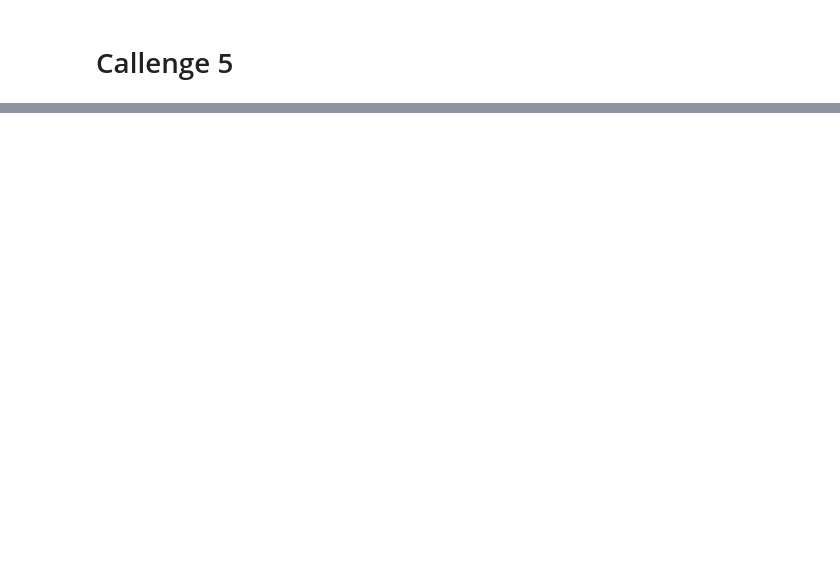
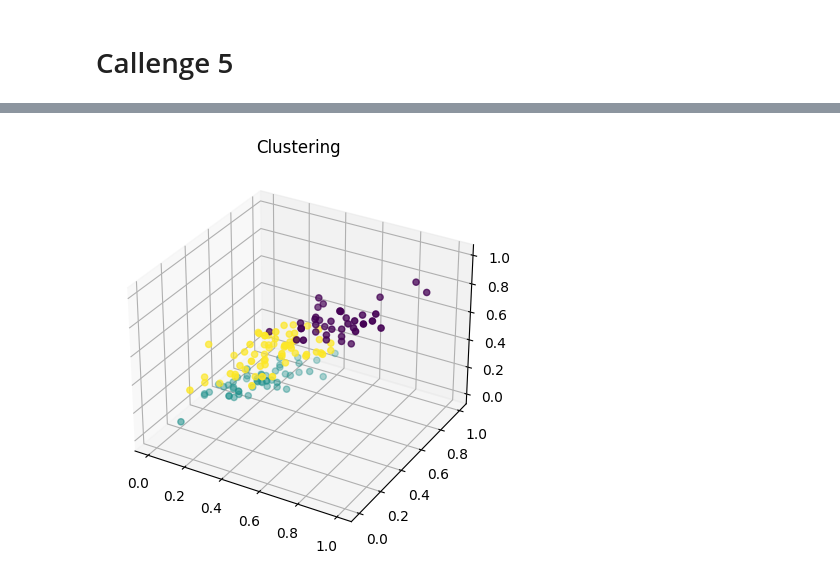
Before and after one commit to Habtamuyihun561/MAIA, a Jupyter notebook: Copy_of_ml_lab_1.ipynb, the cells around one changed output, grey strips where cells are left out. Drawn from its saved outputs; the diff is of its cells as text; code cells hidden in the pictures; blank space fills up the shorter version.

```diff
--- a/Copy_of_ml_lab_1.ipynb
+++ b/Copy_of_ml_lab_1.ipynb
@@ -918,0 +1182,11 @@ Accuracy: 0.987
+# %%
+import matplotlib.pyplot as plt
+
+# dimensionality reduction to 3 to visualise clusters in 3D
+fig = plt.figure(figsize=(12, 5))
+ax1 = fig.add_subplot(121, projection='3d')
+ax1.scatter(data_scaled[:, 0], data_scaled[:, 1], data_scaled[:, 2], c=labels_predicted, cmap='viridis')
+ax1.set_title('Clustering')
+plt.show()
+# %% [output]
+[figure, added]
```
Also changed, not shown: parts of 19 cells of this notebook.
